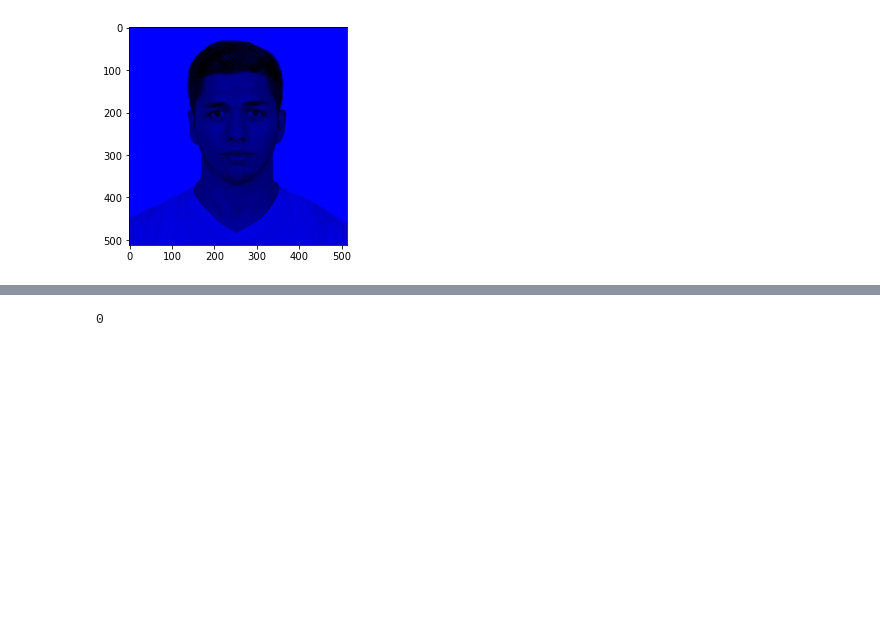
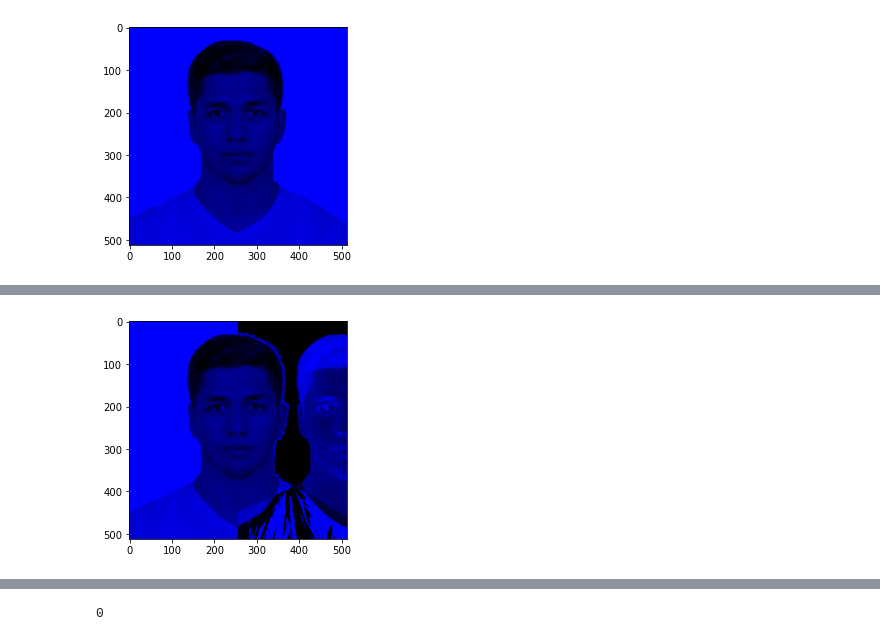
Before and after one commit to sencer4898/fall21-sencer4898, a Jupyter notebook: files/HW1.ipynb, the cells around one changed output, grey strips where cells are left out. Saved outputs shown, nothing was run; the diff lists cells and outputs as text; code cells hidden in the pictures; blank space fills up the shorter version.

```diff
--- a/files/HW1.ipynb
+++ b/files/HW1.ipynb
@@ -234,0 +303,19 @@ plt.imshow(img_b);
+# %%
+# For the blue channel
+
+blue_channel_c = blue_channel.copy()
+
+blue_first_half = blue_channel_c[:,:256]
+blue_second_half = blue_channel_c[:,256:]
+
+blue_second_half = blue_second_half-blue_first_half
+blue_second_half = blue_second_half.clip(0)
+
+blue_channel_new = np.concatenate((blue_first_half,blue_second_half),axis=1)
+
+subtracted_image_blue = np.zeros(img.shape, dtype="uint8")
+subtracted_image_blue[:,:,2] = blue_channel_new
+
+plt.imshow(subtracted_image_blue);
+# %% [output]
+[figure, added]
```
Also changed, not shown: parts of 19 cells of this notebook, 1 other file.
